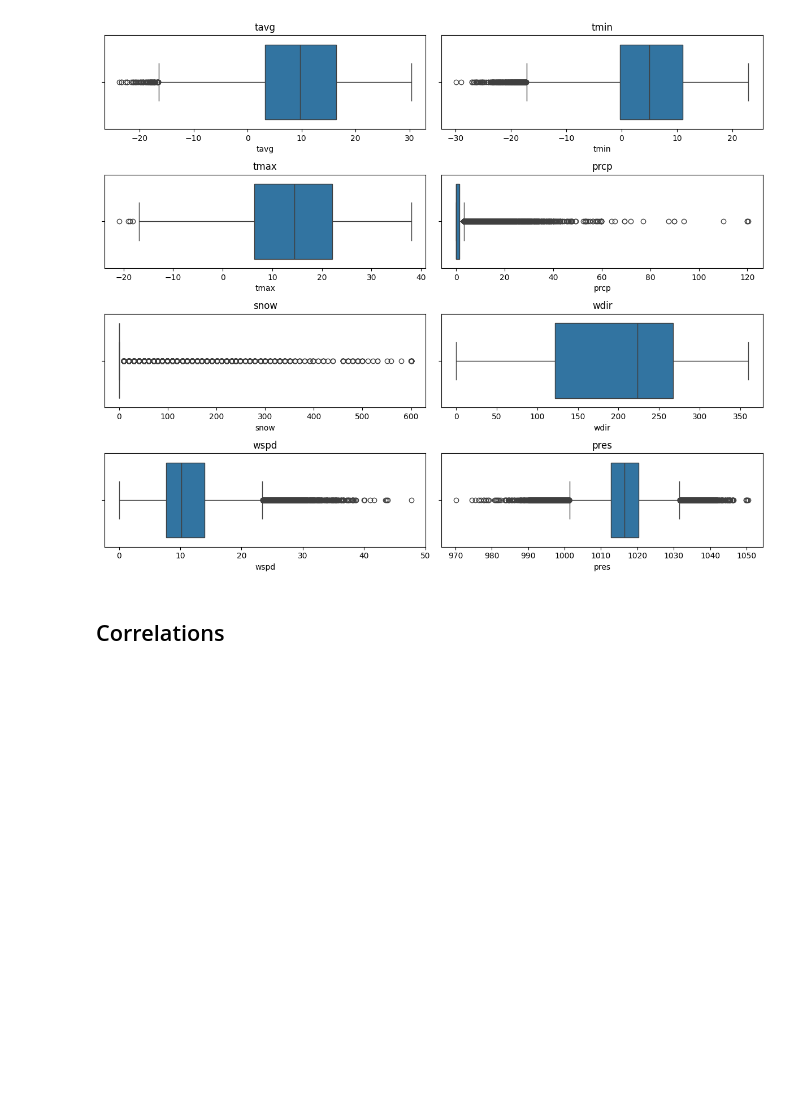
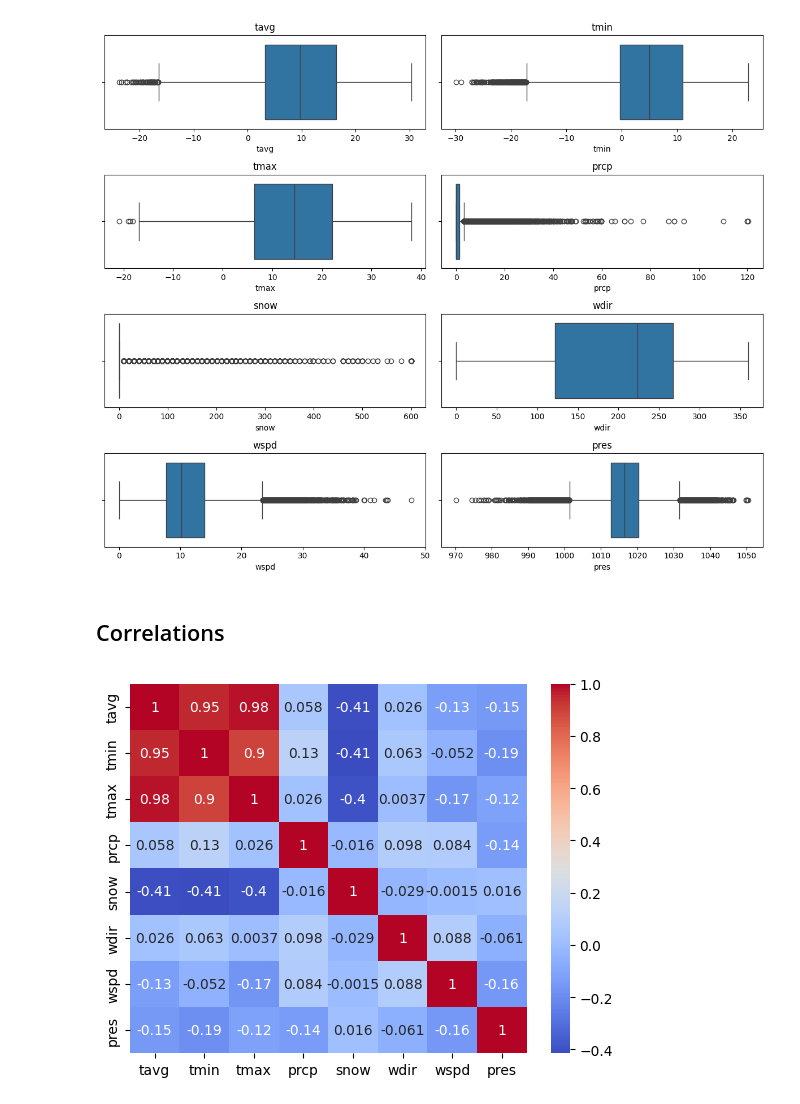
Before and after one commit to Matthev00/Meteo_model, a Jupyter notebook: notebooks/02_exploratory_data_analysis.ipynb, the cells around one changed output. Cells and saved outputs as stored; diff of their text form; code cells hidden in the pictures; blank space fills up the shorter version.

Commit message:
chore: added correlation to EDA Related #7

```diff
--- a/notebooks/02_exploratory_data_analysis.ipynb
+++ b/notebooks/02_exploratory_data_analysis.ipynb
@@ -909,3 +909,10 @@ plt.show()
 [figure]
 # %% [markdown]
 ## Correlations
+# %%
+corr = huge_df.corr()
+sns.heatmap(corr, annot=True, cmap='coolwarm')
+plt.savefig("../reports/figures/data/correlation.png")
+plt.show()
+# %% [output]
+[figure, added]
```
Also changed, not shown: 1 other file.
